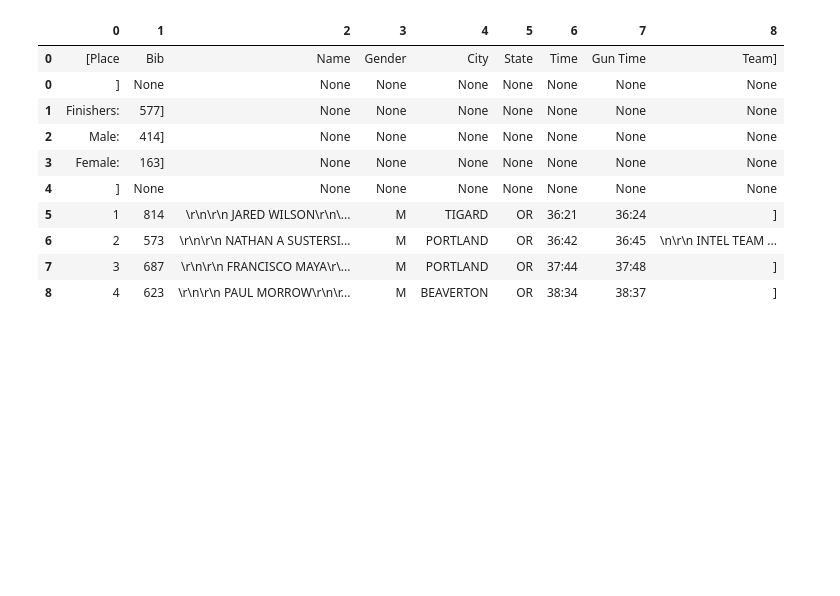
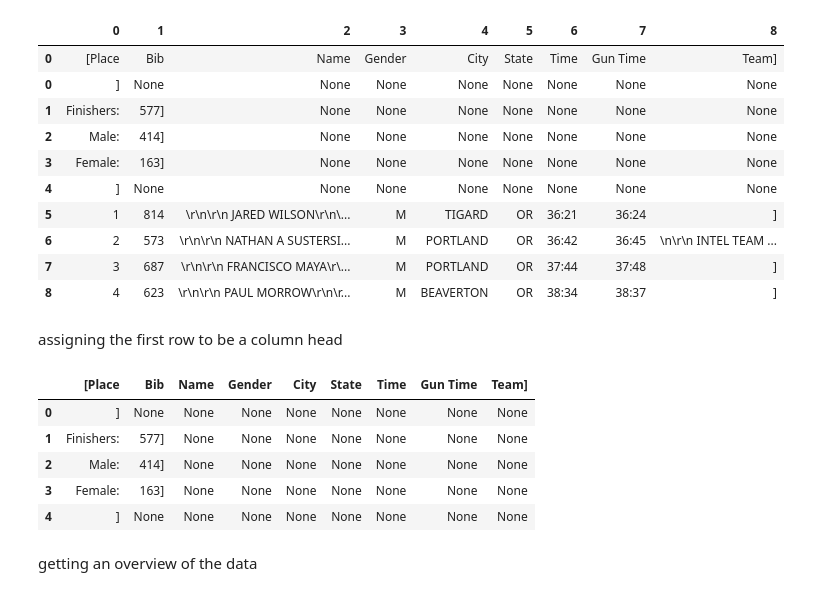
Before and after one commit to Imrkraghu/web-scraping, a Jupyter notebook: web scraping using Beatiful soup part-1_2/webscraping.ipynb, the cells around one changed output. Saved outputs shown, nothing was run; the diff lists cells and outputs as text; code cells hidden in the pictures; blank space fills up the shorter version.

```diff
--- a/web scraping using Beatiful soup part-1_2/webscraping.ipynb
+++ b/web scraping using Beatiful soup part-1_2/webscraping.ipynb
@@ -252,3 +252,20 @@ df4.head(10)
 | 6 | 2 | 573 | \r\n\r\n NATHAN A SUSTERSI... | M | PORTLAND | OR | 36:42 | 36:45 | \n\r\n INTEL TEAM ... |
 | 7 | 3 | 687 | \r\n\r\n FRANCISCO MAYA\r\... | M | PORTLAND | OR | 37:44 | 37:48 | ] |
 | 8 | 4 | 623 | \r\n\r\n PAUL MORROW\r\n\r... | M | BEAVERTON | OR | 38:34 | 38:37 | ] |
+# %% [markdown]
+assigning the first row to be a column head
+# %%
+# making a copy of the dataframe to avoid changinf=g the origininal
+df5 = df4.copy()
+df5.columns = df5.iloc[0]
+df5 = df5[1:]
+df5.head()
+# %% [output]
+|  | [Place | Bib | Name | Gender | City | State | Time | Gun Time | Team] |
+| 0 | ] | None | None | None | None | None | None | None | None |
+| 1 | Finishers: | 577] | None | None | None | None | None | None | None |
+| 2 | Male: | 414] | None | None | None | None | None | None | None |
+| 3 | Female: | 163] | None | None | None | None | None | None | None |
+| 4 | ] | None | None | None | None | None | None | None | None |
+# %% [markdown]
+getting an overview of the data
```
Also changed, not shown: parts of 3 cells of this notebook, 2 other files.
